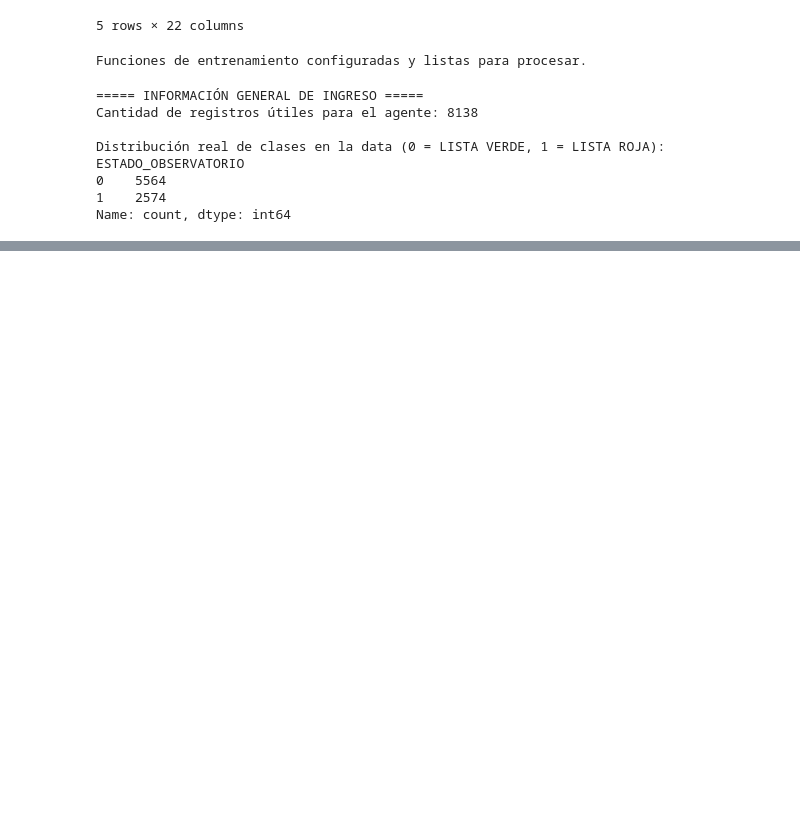
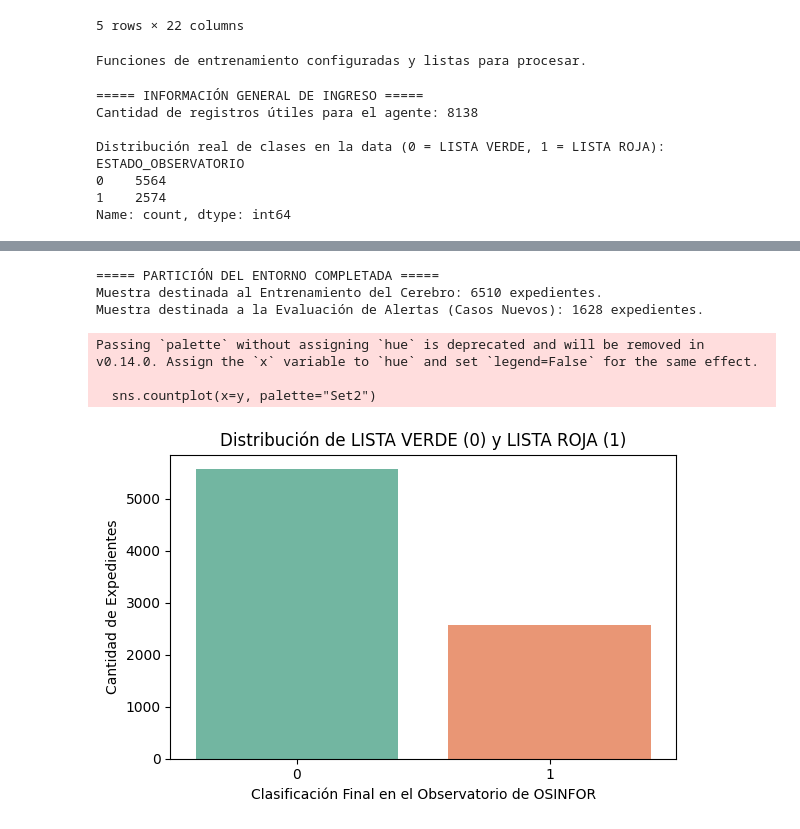
Before and after one commit to AlexTheco256/ProyectoAgenteInteligente, a Jupyter notebook: Untitled3.ipynb, the cells around one changed output, grey strips where cells are left out. Saved outputs shown, nothing was run; the diff lists cells and outputs as text; code cells hidden in the pictures; blank space fills up the shorter version.

Commit message:
Avance Alex v2

```diff
--- a/Untitled3.ipynb
+++ b/Untitled3.ipynb
@@ -32,0 +24,13 @@ df_original.head()
+# %%
+#Bloque 2: Ingesta de Datos (Sensores del Agente)
+# URL del repositorio remoto en versión Raw
+url_github = "https://raw.githubusercontent.com/AlexTheco256/ProyectoAgenteInteligente/main/Dataset.csv"
+
+# Descarga y lectura con codificación adecuada para el contexto peruano (tildes y caracteres)
+df_original = pd.read_csv(url_github, sep=",", encoding="latin1")
+
+print(f"¡Conexión Exitosa! Registros detectados: {df_original.shape[0]} filas | Columnas: {df_original.shape[1]}")
+print("\n--- VISTA PREVIA DE LOS PRIMEROS 5 REGISTROS DE LA DATA ORIGINAL ---")
+
+# Mostramos la tabla interactiva de avance
+df_original.head()
@@ -132,3 +147,21 @@ ESTADO_OBSERVATORIO
 0    5564
 1    2574
 Name: count, dtype: int64
+# %%
+#Codificación Binaria del Entorno (X, y)
+
+# Mapeo matemático de la respuesta (0 = Verde / Bajo Riesgo, 1 = Roja / Alerta de Fraude)
+y = df_filtrado[objetivo].map({"LISTA VERDE": 0, "LISTA ROJA": 1})
+
+# Aislamos las preguntas de las respuestas
+X_previa = df_filtrado.drop(columns=[objetivo])
+
+# Aplicación de One-Hot Encoding para expandir categorías de texto a columnas binarias
+X = pd.get_dummies(X_previa, columns=variables_categoricas, drop_first=True)
+
+print("--- MATRIZ FINAL PROCESADA PARA EL APRENDIZAJE SUPERVISADO ---")
+print(f"Dimensiones de entrada: {X.shape[0]} filas estructuradas con {X.shape[1]} características.")
+print("\nEstructura de las características codificadas (Primeros 5 registros):")
+
+# Mostramos la tabla transformada lista para los algoritmos
+X.head()
@@ -134,0 +180,35 @@ Name: count, dtype: int64
+# %%
+#Simulación del Entorno Futuro (Partición 80/20)
+# División del dataset manteniendo el balance original de infracciones (stratify)
+X_train, X_test, y_train, y_test = train_test_split(
+    X, y,
+    test_size=0.20,
+    random_state=42,
+    stratify=y
+)
+
+print("===== PARTICIÓN DEL ENTORNO COMPLETADA =====")
+print(f"Muestra destinada al Entrenamiento del Cerebro: {X_train.shape[0]} expedientes.")
+print(f"Muestra destinada a la Evaluación de Alertas (Casos Nuevos): {X_test.shape[0]} expedientes.")
+# %% [output]
+===== PARTICIÓN DEL ENTORNO COMPLETADA =====
+Muestra destinada al Entrenamiento del Cerebro: 6510 expedientes.
+Muestra destinada a la Evaluación de Alertas (Casos Nuevos): 1628 expedientes.
+# %%
+#Gráfico 1 - Visualización de la Distribución de Clases
+#Configuración y diseño del gráfico de barras
+plt.figure(figsize=(6,4))
+sns.countplot(x=y, palette="Set2")
+
+plt.title("Distribución de LISTA VERDE (0) y LISTA ROJA (1)")
+plt.xlabel("Clasificación Final en el Observatorio de OSINFOR")
+plt.ylabel("Cantidad de Expedientes")
+
+plt.tight_layout()
+plt.savefig("grafico_distribucion_clases.png") # Exporta el archivo al panel lateral
+plt.show()
+# %% [output]
+Passing `palette` without assigning `hue` is deprecated and will be removed in v0.14.0. Assign the `x` variable to `hue` and set `legend=False` for the same effect.
+
+  sns.countplot(x=y, palette="Set2")
+[figure, added]
```
Also changed, not shown: parts of 5 cells of this notebook, 1 other file.
